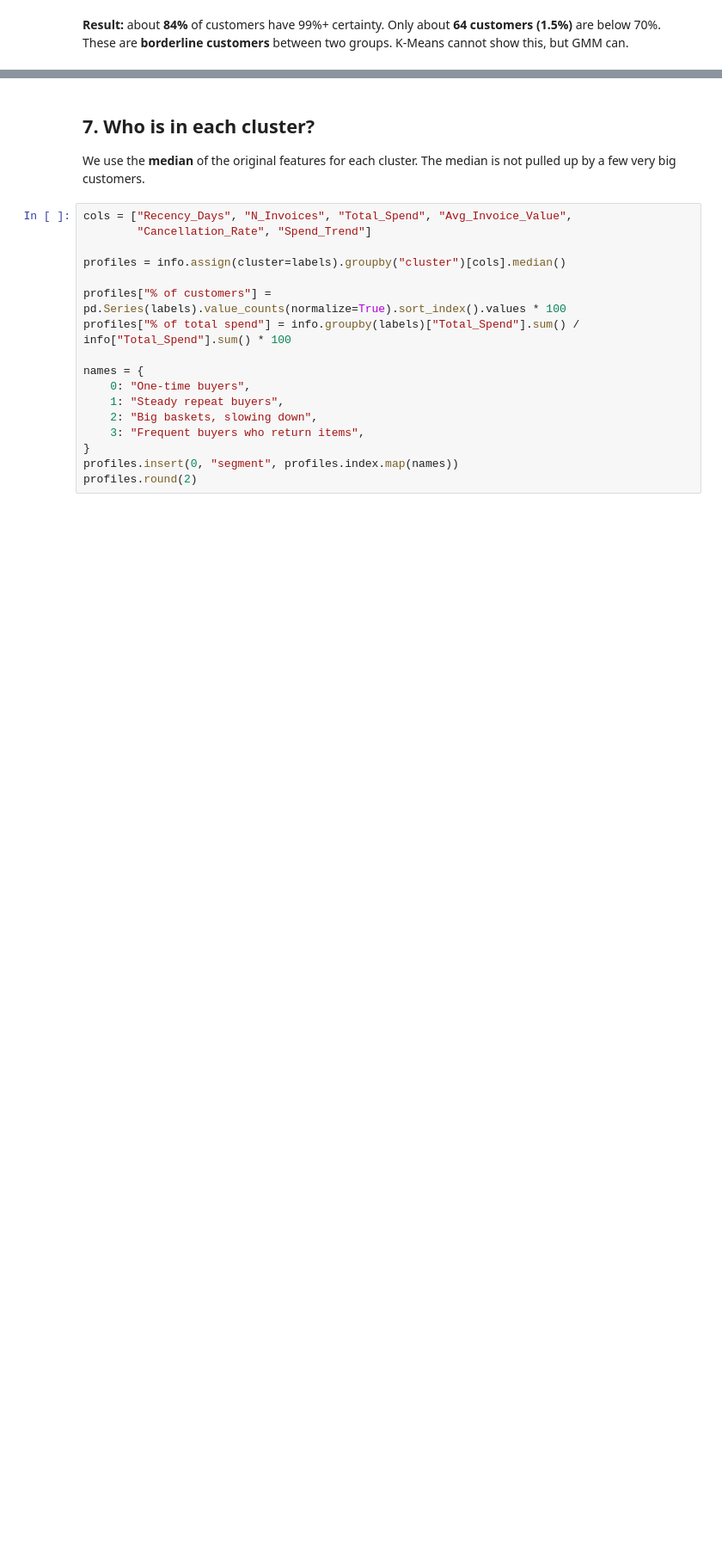
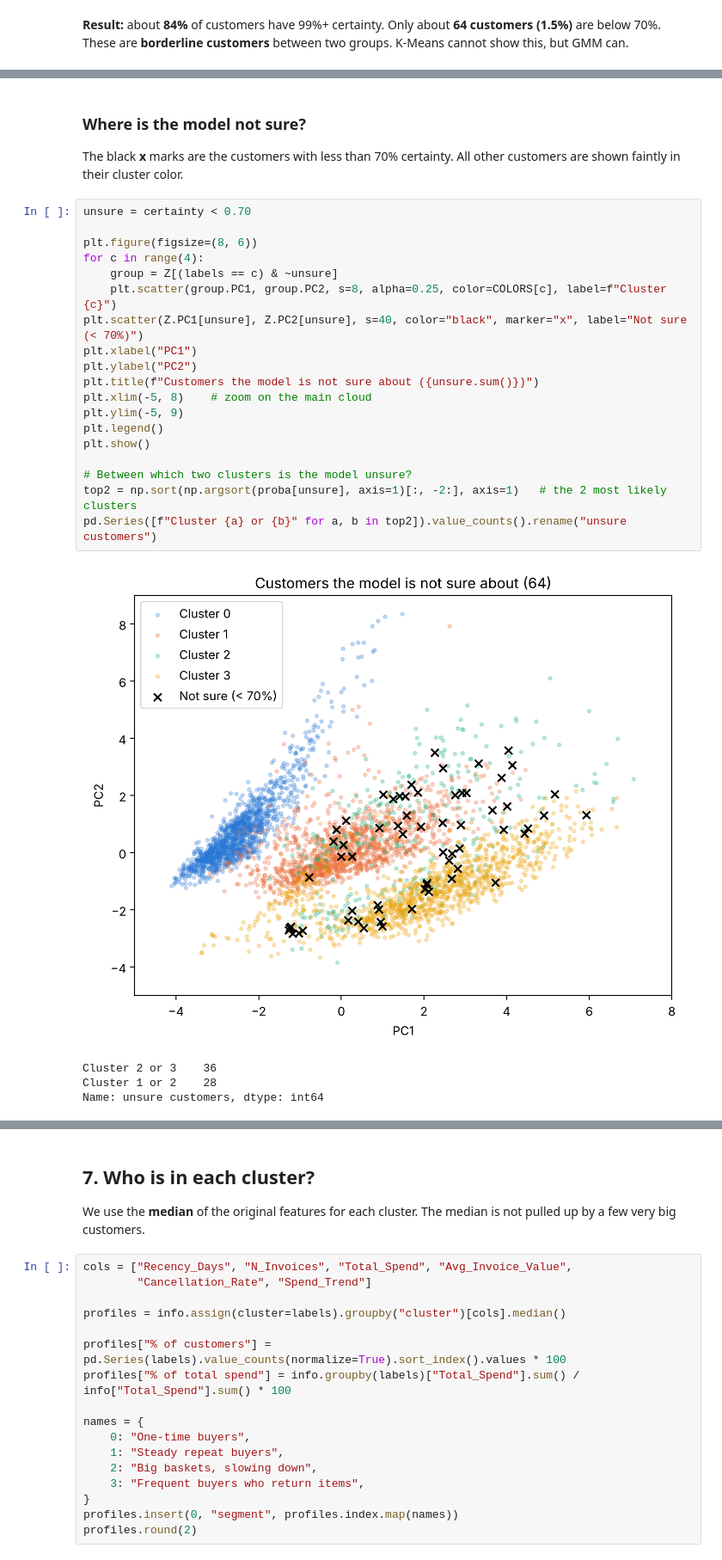
Before and after one commit to JanaAlzobidi/Machine-Learning-Projects, a Jupyter notebook: Unit-5-Unsupervised-Learning/customer-segmentation-clustering/gmm/gmm_customer_segmentation.ipynb, the cells around one changed output, grey strips where cells are left out. Shown at 86% size. Saved outputs shown, nothing was run; the diff lists cells and outputs as text; blank space fills up the shorter version.

```diff
--- a/Unit-5-Unsupervised-Learning/customer-segmentation-clustering/gmm/gmm_customer_segmentation.ipynb
+++ b/Unit-5-Unsupervised-Learning/customer-segmentation-clustering/gmm/gmm_customer_segmentation.ipynb
@@ -128,0 +205,28 @@ plt.show()
+# %% [markdown]
+### Where is the model not sure?
+
+The black **x** marks are the customers with less than 70% certainty. All other customers are shown faintly in their cluster color.
+# %%
+unsure = certainty < 0.70
+
+plt.figure(figsize=(8, 6))
+for c in range(4):
+    group = Z[(labels == c) & ~unsure]
+    plt.scatter(group.PC1, group.PC2, s=8, alpha=0.25, color=COLORS[c], label=f"Cluster {c}")
+plt.scatter(Z.PC1[unsure], Z.PC2[unsure], s=40, color="black", marker="x", label="Not sure (< 70%)")
+plt.xlabel("PC1")
+plt.ylabel("PC2")
+plt.title(f"Customers the model is not sure about ({unsure.sum()})")
+plt.xlim(-5, 8)    # zoom on the main cloud
+plt.ylim(-5, 9)
+plt.legend()
+plt.show()
+
+# Between which two clusters is the model unsure?
+top2 = np.sort(np.argsort(proba[unsure], axis=1)[:, -2:], axis=1)   # the 2 most likely clusters
+pd.Series([f"Cluster {a} or {b}" for a, b in top2]).value_counts().rename("unsure customers")
+# %% [output]
+[figure, added]
+Cluster 2 or 3    36
+Cluster 1 or 2    28
+Name: unsure customers, dtype: int64
```
Also changed, not shown: parts of 15 cells of this notebook.
